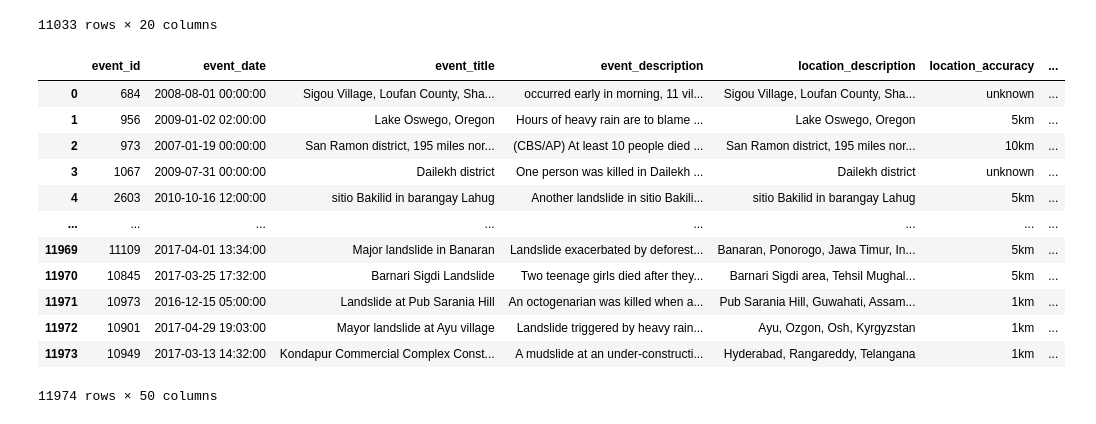
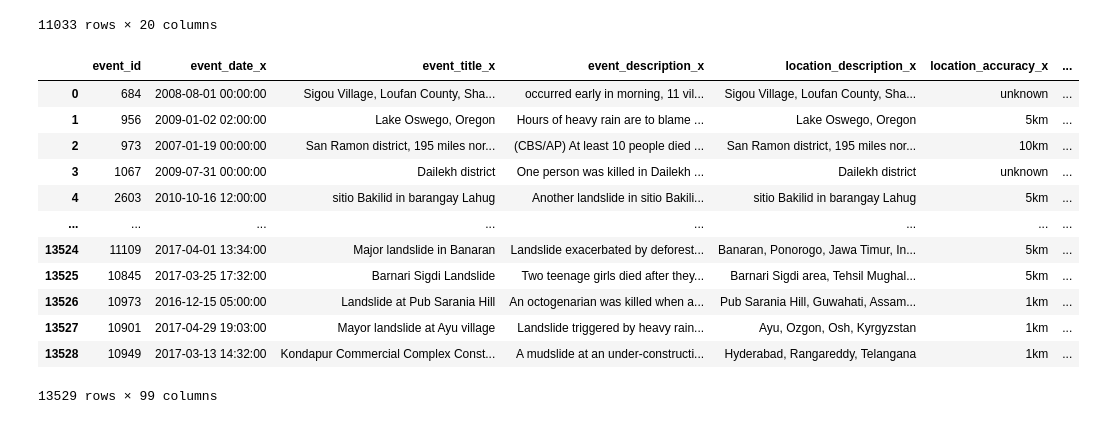
Before and after one commit to ngctnnnn/DS102, a Jupyter notebook: merge_data.ipynb, the cells around one changed output. Drawn from its saved outputs; the diff is of its cells as text; code cells hidden in the pictures.

```diff
--- a/landslide/merge_data.ipynb
+++ b/merge_data.ipynb
@@ -47,19 +47,21 @@ df_original
 | 11032 | 10949 | 2017-03-13 14:32:00 | Kondapur Commercial Complex Const... | A mudslide at an under-constructi... | Hyderabad, Rangareddy, Telangana | 1km | ... |
 11033 rows × 20 columns
 # %%
-df = pd.merge(df_original, df_weather, on='latitude', how='right')
+df_right = pd.merge(df_original, df_weather, on='latitude', how='right')
+df_left = pd.merge(df_original, df_weather, on='longitude', how='right')
+df = pd.merge(df_right, df_left, on='event_id', how='inner')
 df
 # %% [output]
-|  | event_id | event_date | event_title | event_description | location_description | location_accuracy | ... |
+|  | event_id | event_date_x | event_title_x | event_description_x | location_description_x | location_accuracy_x | ... |
 | 0 | 684 | 2008-08-01 00:00:00 | Sigou Village, Loufan County, Sha... | occurred early in morning, 11 vil... | Sigou Village, Loufan County, Sha... | unknown | ... |
 | 1 | 956 | 2009-01-02 02:00:00 | Lake Oswego, Oregon | Hours of heavy rain are to blame ... | Lake Oswego, Oregon | 5km | ... |
 | 2 | 973 | 2007-01-19 00:00:00 | San Ramon district, 195 miles nor... | (CBS/AP) At least 10 people died ... | San Ramon district, 195 miles nor... | 10km | ... |
 | 3 | 1067 | 2009-07-31 00:00:00 | Dailekh district | One person was killed in Dailekh ... | Dailekh district | unknown | ... |
 | 4 | 2603 | 2010-10-16 12:00:00 | sitio Bakilid in barangay Lahug | Another landslide in sitio Bakili... | sitio Bakilid in barangay Lahug | 5km | ... |
 | ... | ... | ... | ... | ... | ... | ... | ... |
-| 11969 | 11109 | 2017-04-01 13:34:00 | Major landslide in Banaran | Landslide exacerbated by deforest... | Banaran, Ponorogo, Jawa Timur, In... | 5km | ... |
-| 11970 | 10845 | 2017-03-25 17:32:00 | Barnari Sigdi Landslide | Two teenage girls died after they... | Barnari Sigdi area, Tehsil Mughal... | 5km | ... |
-| 11971 | 10973 | 2016-12-15 05:00:00 | Landslide at Pub Sarania Hill | An octogenarian was killed when a... | Pub Sarania Hill, Guwahati, Assam... | 1km | ... |
-| 11972 | 10901 | 2017-04-29 19:03:00 | Mayor landslide at Ayu village | Landslide triggered by heavy rain... | Ayu, Ozgon, Osh, Kyrgyzstan | 1km | ... |
-| 11973 | 10949 | 2017-03-13 14:32:00 | Kondapur Commercial Complex Const... | A mudslide at an under-constructi... | Hyderabad, Rangareddy, Telangana | 1km | ... |
+| 13524 | 11109 | 2017-04-01 13:34:00 | Major landslide in Banaran | Landslide exacerbated by deforest... | Banaran, Ponorogo, Jawa Timur, In... | 5km | ... |
+| 13525 | 10845 | 2017-03-25 17:32:00 | Barnari Sigdi Landslide | Two teenage girls died after they... | Barnari Sigdi area, Tehsil Mughal... | 5km | ... |
+| 13526 | 10973 | 2016-12-15 05:00:00 | Landslide at Pub Sarania Hill | An octogenarian was killed when a... | Pub Sarania Hill, Guwahati, Assam... | 1km | ... |
+| 13527 | 10901 | 2017-04-29 19:03:00 | Mayor landslide at Ayu village | Landslide triggered by heavy rain... | Ayu, Ozgon, Osh, Kyrgyzstan | 1km | ... |
+| 13528 | 10949 | 2017-03-13 14:32:00 | Kondapur Commercial Complex Const... | A mudslide at an under-constructi... | Hyderabad, Rangareddy, Telangana | 1km | ... |
-11974 rows × 50 columns
+13529 rows × 99 columns
```
Also changed, not shown: 12 other files.
